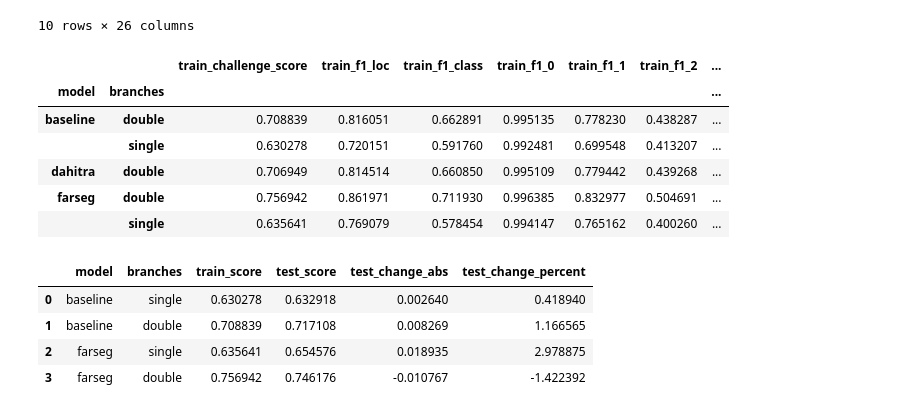
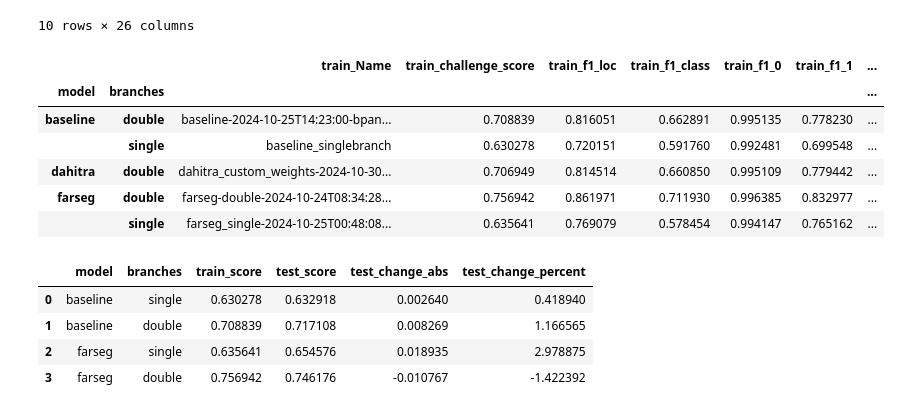
Before and after one commit to SNURTEL/building-damage-assessment, a Jupyter notebook: notebooks/results_single_double.ipynb, the cells around one changed output. Drawn from its saved outputs; the diff is of its cells as text; code cells hidden in the pictures.

```diff
--- a/notebooks/results_single_double.ipynb
+++ b/notebooks/results_single_double.ipynb
@@ -63,25 +63,25 @@ _df
 |  |  | single | farseg_single-2024-10-25T00:48:08... | finished | 2024-10-24T22:48:10.000Z | 41633 | 39 | 0.635641 | 0.769079 | ... |
 10 rows × 26 columns
 # %%
-df = _df[[f"{col}_safe" for col in [
+df = _df[["Name"]+ [f"{col}_safe" for col in [
     "challenge_score", "f1_loc", "f1_class"
 ] + [f"f1_{i}" for i in range(5)]]]
 df.columns = [col[:-5] if col.endswith("_safe") else col for col in df.columns]
 df
 
 df1 = pd.concat([
     df.loc["train"].add_prefix("train_"),
     df.loc["test"].add_prefix("test_")
 ], axis=1)
 df1
 # %% [output]
-|  |  | train_challenge_score | train_f1_loc | train_f1_class | train_f1_0 | train_f1_1 | train_f1_2 | ... |
+|  |  | train_Name | train_challenge_score | train_f1_loc | train_f1_class | train_f1_0 | train_f1_1 | ... |
 | model | branches |  |  |  |  |  |  | ... |
-| baseline | double | 0.708839 | 0.816051 | 0.662891 | 0.995135 | 0.778230 | 0.438287 | ... |
-|  | single | 0.630278 | 0.720151 | 0.591760 | 0.992481 | 0.699548 | 0.413207 | ... |
-| dahitra | double | 0.706949 | 0.814514 | 0.660850 | 0.995109 | 0.779442 | 0.439268 | ... |
-| farseg | double | 0.756942 | 0.861971 | 0.711930 | 0.996385 | 0.832977 | 0.504691 | ... |
-|  | single | 0.635641 | 0.769079 | 0.578454 | 0.994147 | 0.765162 | 0.400260 | ... |
+| baseline | double | baseline-2024-10-25T14:23:00-bpan... | 0.708839 | 0.816051 | 0.662891 | 0.995135 | 0.778230 | ... |
+|  | single | baseline_singlebranch | 0.630278 | 0.720151 | 0.591760 | 0.992481 | 0.699548 | ... |
+| dahitra | double | dahitra_custom_weights-2024-10-30... | 0.706949 | 0.814514 | 0.660850 | 0.995109 | 0.779442 | ... |
+| farseg | double | farseg-double-2024-10-24T08:34:28... | 0.756942 | 0.861971 | 0.711930 | 0.996385 | 0.832977 | ... |
+|  | single | farseg_single-2024-10-25T00:48:08... | 0.635641 | 0.769079 | 0.578454 | 0.994147 | 0.765162 | ... |
 # %%
 df2 = df1.reset_index()
 query = f"""
```
Also changed, not shown: parts of 2 cells of this notebook, 6 other files.
